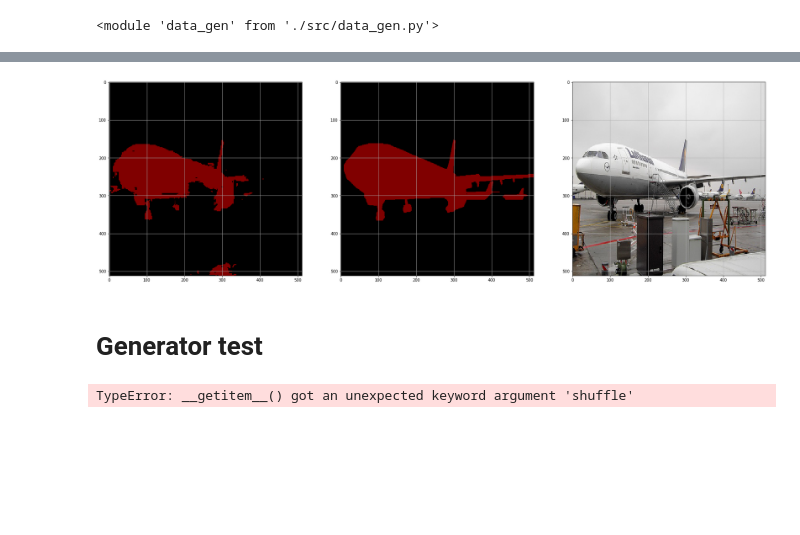
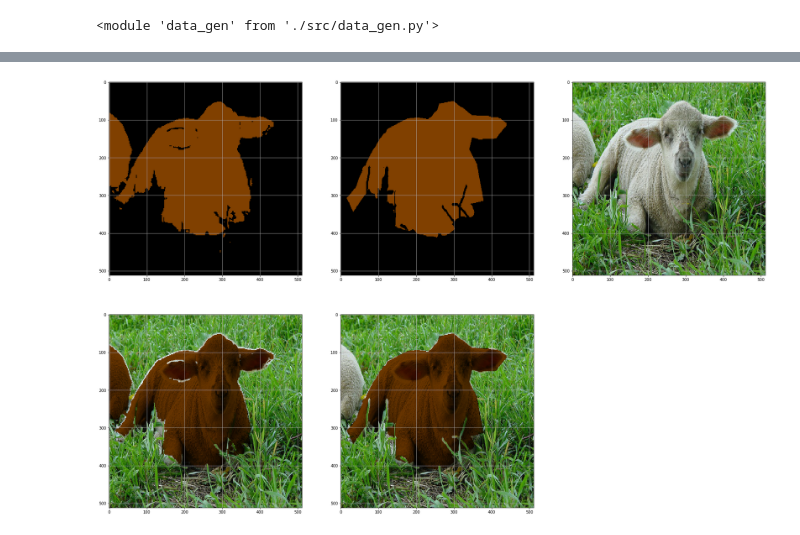
Before and after one commit to J-Taniguchi/deeplab_v3plus_tfkeras, a Jupyter notebook: inference.ipynb, the cells around one changed output, grey strips where cells are left out. Cells and saved outputs as stored; diff of their text form; code cells hidden in the pictures; blank space fills up the shorter version.

```diff
--- a/inference.ipynb
+++ b/inference.ipynb
@@ -30,3 +36,5 @@ ValueError: Unknown metric function:IoU
+# %%
+preprocess = keras.applications.xception.preprocess_input
 # %%
 #model.summary()
 # %%
@@ -51,10 +59,12 @@ valid_y_paths = [os.path.join(seg_img_dir,valid_img_names[i]) + ".png" for i in
 #valid_x_paths = [os.path.join(img_dir,train_img_names[i]) + ".jpg" for i in range(len(train_img_names))][0:10]
 #valid_y_paths = [os.path.join(seg_img_dir,train_img_names[i]) + ".png" for i in range(len(train_img_names))][0:10]
 # %%
-valid_x = make_x_from_image_paths(valid_x_paths, image_size)
-valid_y = make_y_from_image_paths(valid_y_paths, image_size, n_categories)
+valid_x = make_x_from_image_paths(valid_x_paths, image_size)[0:20]
+valid_y = make_y_from_image_paths(valid_y_paths, image_size, n_categories)[0:20]
 # %%
 #valid_x = make_x_from_image_paths(img_paths[0:50], image_size)
 #valid_y = make_y_from_image_paths(seg_img_paths[0:50], image_size, n_categories)
+# %%
+pred = model.predict(preprocess(valid_x))
 # %%
 palette = make_palette(valid_y_paths[0])
@@ -64,18 +72,28 @@ NameError: name 'valid_y_paths' is not defined
 y_pred = convert_y_to_image_array(pred, image_size, n_categories, palette, threshold=0.0)
 y_true = convert_y_to_image_array(valid_y, image_size, n_categories, palette)
 # %%
-i=0
-plt.figure(figsize=(30,10))
-plt.subplot(1,3,1)
+i=5
+plt.figure(figsize=(30,20))
+plt.subplot(2,3,1)
 plt.imshow(y_pred[i])
 plt.grid()
-plt.subplot(1,3,2)
+plt.subplot(2,3,2)
 plt.imshow(y_true[i])
 plt.grid()
-plt.subplot(1,3,3)
+plt.subplot(2,3,3)
 plt.imshow(valid_x[i,:,:,:])
 plt.grid()
+y_mask = y_pred[i].copy()
+black_pix=(y_mask == np.array([0,0,0])).all(axis=2)
+y_mask[black_pix,:] = [1.0,1.0,1.0]
+plt.subplot(2,3,4)
+plt.imshow(y_mask*valid_x[i,:,:,:]/255)
+plt.grid()
+y_mask = y_true[i].copy()
+black_pix=(y_mask == np.array([0,0,0])).all(axis=2)
+y_mask[black_pix,:] = [1.0,1.0,1.0]
+plt.subplot(2,3,5)
+plt.imshow(y_mask*(valid_x[i,:,:,:]/255))
+plt.grid()
 # %% [output]
-[figure, old version]
+[figure, new version]
-# %% [markdown]
-# Generator test
@@ -84,4 +99,0 @@ train_data_gen = DataGenerator(n_categories, image_size, 8, img_paths    , seg_i
-# %%
-x,y = train_data_gen.__getitem__(0)
-# %% [output]
-TypeError: __getitem__() got an unexpected keyword argument 'shuffle'
```
Also changed, not shown: parts of 10 cells of this notebook, 6 other files.
